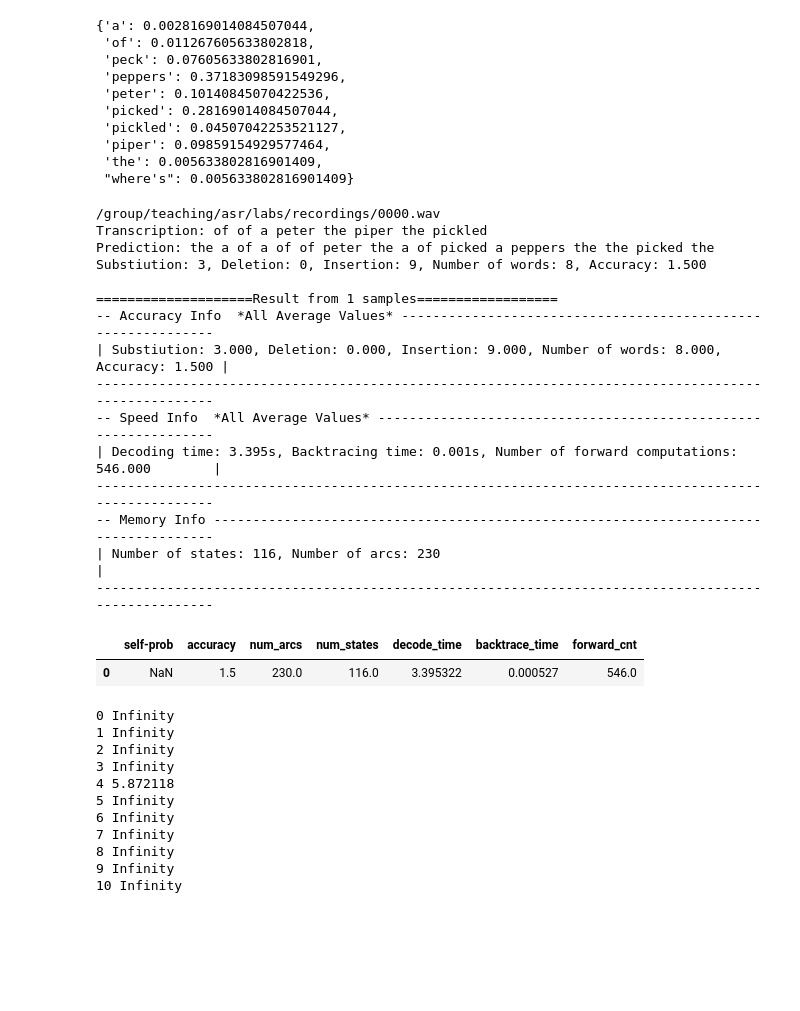
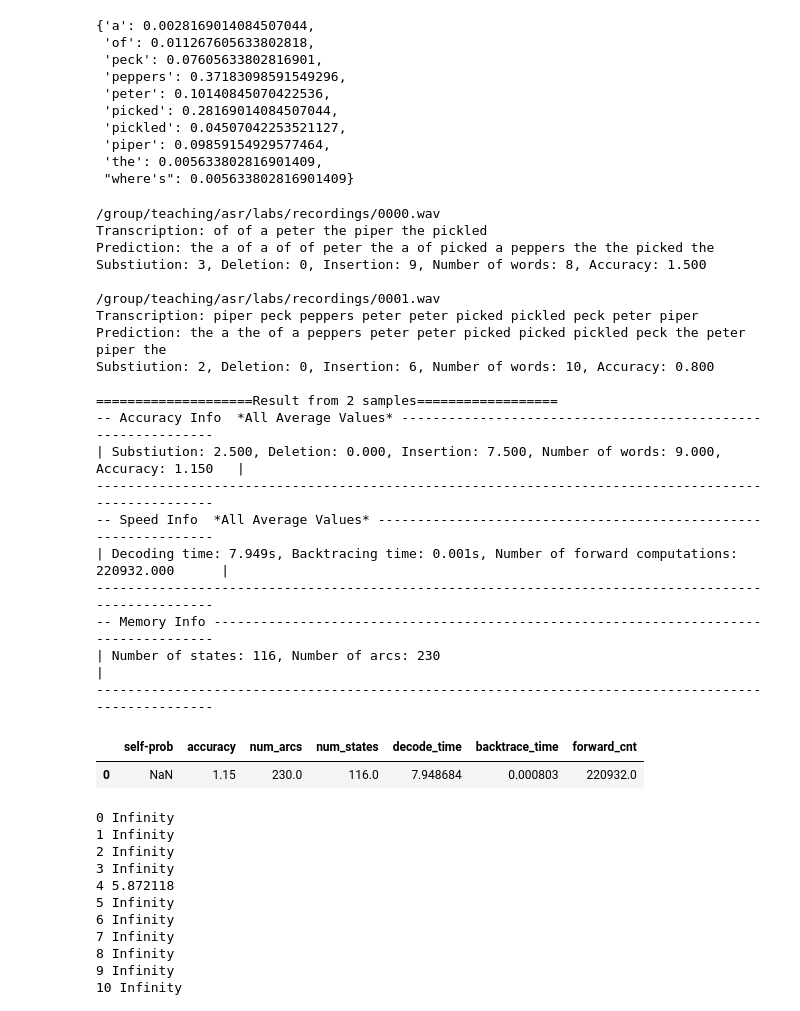
Before and after one commit to LIM-june/INFR11033_assignment, a Jupyter notebook: assignment.ipynb, the cells around one changed output. Saved outputs shown, nothing was run; the diff lists cells and outputs as text; code cells hidden in the pictures; blank space fills up the shorter version.

```diff
--- a/assignment.ipynb
+++ b/assignment.ipynb
@@ -547,12 +587,17 @@ Requirement already satisfied: six>=1.5 in /afs/inf.ed.ac.uk/user/s22/s2264670/.
 # %% [markdown]
 ## Task 1 -Baseline-
 # %%
-import pandas as pd
+# create WFST and decoder
+f = BaselineWfst().f
+decoder = BaselineViterbiDecoder()
+
+# create ASR
+asr = ASR(f, decoder, CFG.audio_path, CFG.sample_num, verbose_all = True, verbose_result = True)
+
+# save result in a dataframe
 result_df_1 = pd.DataFrame(columns=["self-prob", "accuracy","num_arcs",
                                       "num_states","decode_time", "backtrace_time", "forward_cnt"])
-file_path = '/group/teaching/asr/labs/recordings/*.wav'
-asr = ASR(BaselineWfst, BaselineViterbiDecoder, file_path, sample_num=CFG.sample_num, self_loop_prob=None)
-tmp = pd.Series([None, asr.accuracy, asr.num_arcs, asr.wfst.num_states(),
+tmp = pd.Series([None, asr.accuracy, asr.num_arcs, asr.num_states,
                      asr.decode_time, asr.backtrace_time, asr.forward_cnt], index=result_df_1.columns, name=0)
 result_df_1 = result_df_1.append(tmp)
 if CFG.DEBUG == False:
@@ -588,12 +639,23 @@ result_df_2_1 = pd.DataFrame(columns=["self-prob", "accuracy","num_arcs",
 for i in range(1, 10):
     prob = i * 0.1
     print("Self loop probability={}".format(prob))
-    asr = ASR(BaselineWfst, BaselineViterbiDecoder, '/group/teaching/asr/labs/recordings/*.wav', sample_num=CFG.sample_num, self_loop_prob=prob)
-    tmp = pd.Series([prob, asr.accuracy, asr.num_arcs, asr.wfst.num_states(),
+
+
+    # create WFST and decoder
+    f = BaselineWfst(self_loop_prob=prob).f
+    decoder = BaselineViterbiDecoder()
+
+    # create ASR
+    asr = ASR(f, decoder, CFG.audio_path, CFG.sample_num, verbose_all = True, verbose_result = True)
+
+    # save result in a dataframe
+    tmp = pd.Series([prob, asr.accuracy, asr.num_arcs, asr.num_states,
                      asr.decode_time, asr.backtrace_time, asr.forward_cnt], index=result_df_2_1.columns, name=i)
     result_df_2_1 = result_df_2_1.append(tmp)
+
 if CFG.DEBUG == False:
     result_df_2_1.to_csv("task_2_self_loop_df.csv",index=False)
+
 result_df_2_1
 # %% [output]
 Self loop probability=0.1
@@ -648,13 +695,13 @@ final_word_count = dict()
 for word in lex.keys():
     final_word_count[word] = 0
 
-for file in glob.glob('/group/teaching/asr/labs/recordings/*.wav'):
+for file in glob.glob(CFG.audio_path):
     transcript = read_transcription(file)
     final_word = transcript.split()[-1]
     final_word_count[final_word] += 1
 final_word_dict = dict()
 for word in lex.keys():
-    final_word_dict[word] = final_word_count[word]/len(glob.glob('/group/teaching/asr/labs/recordings/*.wav'))
+    final_word_dict[word] = final_word_count[word]/len(glob.glob(CFG.audio_path))
 final_word_dict
 # %% [output]
 Final probability of <of>: 0
@@ -670,32 +717,43 @@ Final probability of <eps>: Infinity
  'the': 0.005633802816901409,
  "where's": 0.005633802816901409}
 # %%
+# create WFST and decoder
+f = BaselineWfst(final_prob_dict=final_word_dict).f
+decoder = BaselineViterbiDecoder()
+
+# create ASR
+asr = ASR(f, decoder, CFG.audio_path, CFG.sample_num, verbose_all = True, verbose_result = True)
+
+# save result in a dataframe
 result_df_2_2 = pd.DataFrame(columns=["self-prob", "accuracy","num_arcs",
                                       "num_states","decode_time", "backtrace_time", "forward_cnt"])
-asr = ASR(BaselineWfst, BaselineViterbiDecoder, '/group/teaching/asr/labs/recordings/*.wav',
-          sample_num=CFG.sample_num, final_prob_dict=final_word_dict)
-tmp = pd.Series([None, asr.accuracy, asr.num_arcs, asr.wfst.num_states(),
+tmp = pd.Series([None, asr.accuracy, asr.num_arcs, asr.num_states,
                      asr.decode_time, asr.backtrace_time, asr.forward_cnt], index=result_df_2_1.columns, name=0)
 result_df_2_2 = result_df_2_2.append(tmp)
 if CFG.DEBUG == False:
     result_df_2_2.to_csv("task_2_final_prob_df.csv",index=False)
 result_df_2_2
 # %% [output]
 /group/teaching/asr/labs/recordings/0000.wav
 Transcription: of of a peter the piper the pickled
 Prediction: the a of a of of peter the a of picked a peppers the the picked the
 Substiution: 3, Deletion: 0, Insertion: 9, Number of words: 8, Accuracy: 1.500
 
-====================Result from 1 samples==================
+/group/teaching/asr/labs/recordings/0001.wav
+Transcription: piper peck peppers peter peter picked pickled peck peter piper
+Prediction: the a the of a peppers peter peter picked picked pickled peck the peter piper the
+Substiution: 2, Deletion: 0, Insertion: 6, Number of words: 10, Accuracy: 0.800
+
+====================Result from 2 samples==================
 -- Accuracy Info  *All Average Values* -------------------------------------------------------------
-| Substiution: 3.000, Deletion: 0.000, Insertion: 9.000, Number of words: 8.000, Accuracy: 1.500 |
+| Substiution: 2.500, Deletion: 0.000, Insertion: 7.500, Number of words: 9.000, Accuracy: 1.150   |
 ----------------------------------------------------------------------------------------------------
 -- Speed Info  *All Average Values* ----------------------------------------------------------------
-| Decoding time: 3.395s, Backtracing time: 0.001s, Number of forward computations: 546.000        |
+| Decoding time: 7.949s, Backtracing time: 0.001s, Number of forward computations: 220932.000      |
 ----------------------------------------------------------------------------------------------------
 -- Memory Info -------------------------------------------------------------------------------------
 | Number of states: 116, Number of arcs: 230                                                       |
 ----------------------------------------------------------------------------------------------------
 |  | self-prob | accuracy | num_arcs | num_states | decode_time | backtrace_time | forward_cnt |
-| 0 | NaN | 1.5 | 230.0 | 116.0 | 3.395322 | 0.000527 | 546.0 |
+| 0 | NaN | 1.15 | 230.0 | 116.0 | 7.948684 | 0.000803 | 220932.0 |
 # %%
```
Also changed, not shown: parts of 31 cells of this notebook.
